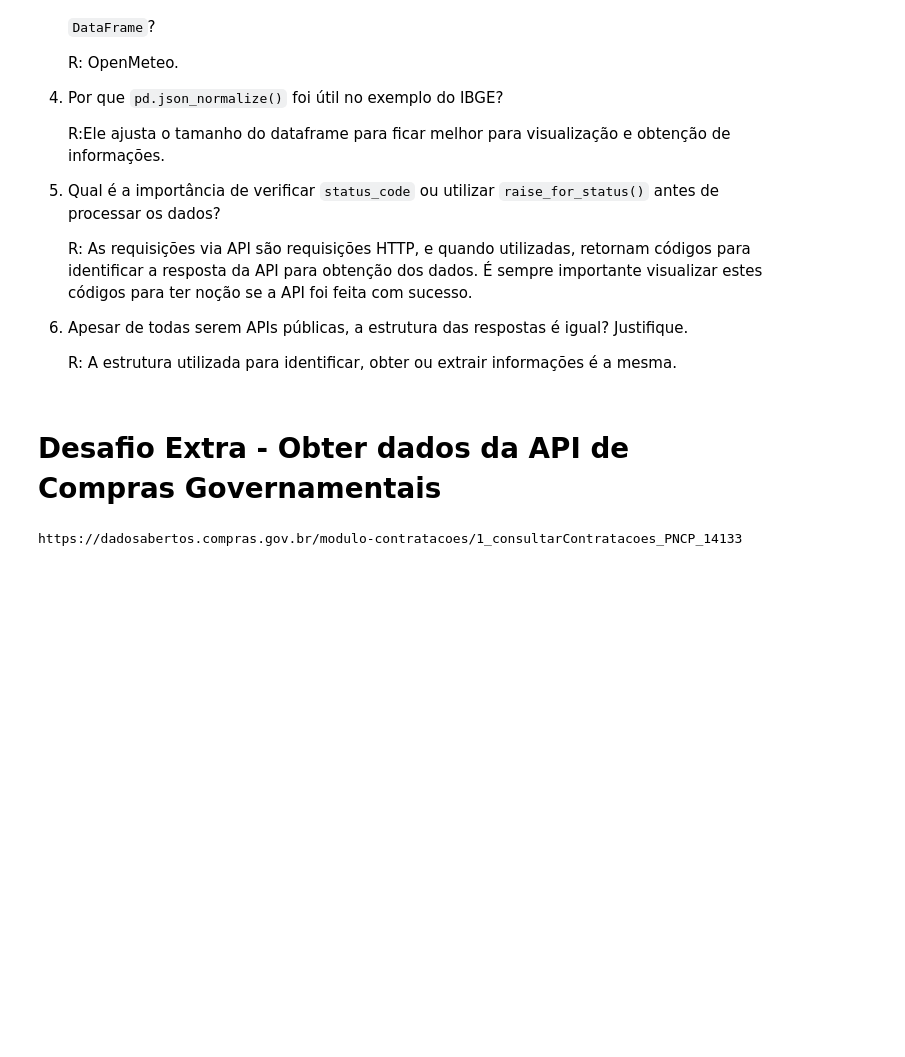
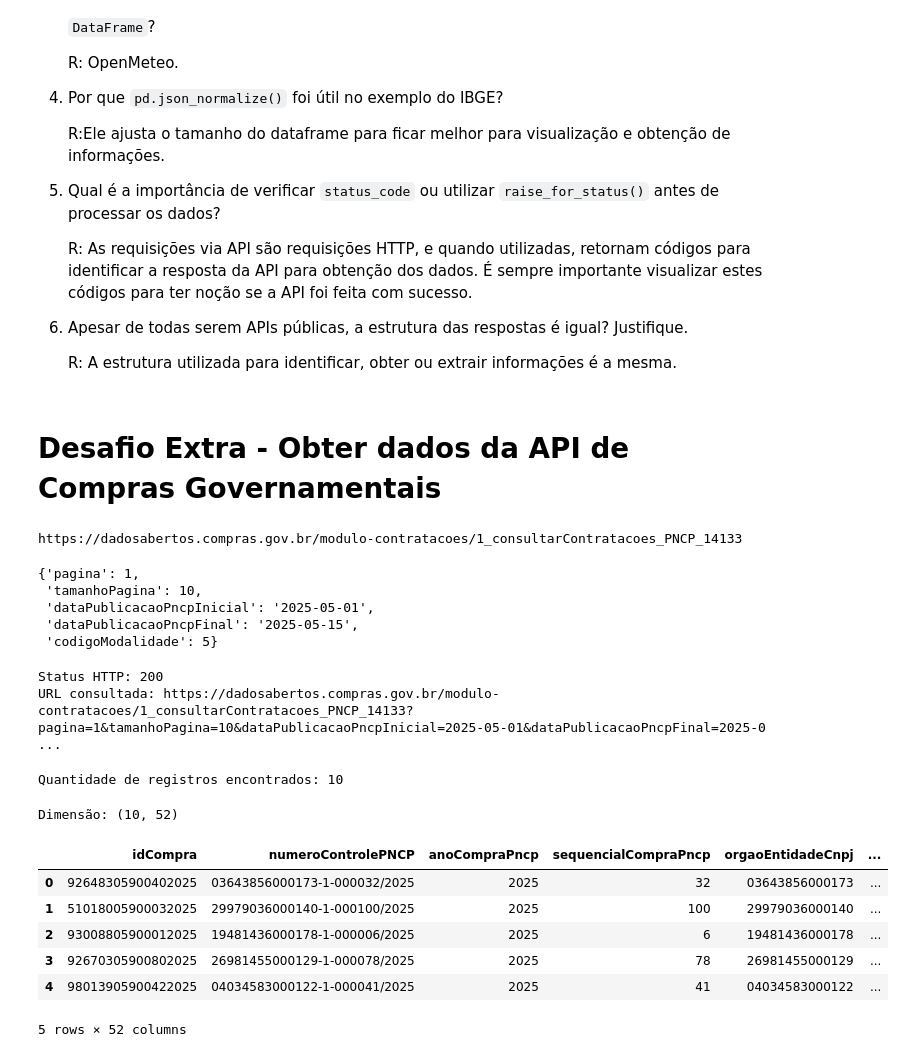
Before and after one commit to GustavoLF1211/LABD-2Sem, a Jupyter notebook: Aula080926/5_Consumo_de_APIs_parte1.ipynb, the cells around one changed output. Cells and saved outputs as stored; diff of their text form; code cells hidden in the pictures; blank space fills up the shorter version.

```diff
--- a/Aula080926/5_Consumo_de_APIs_parte1.ipynb
+++ b/Aula080926/5_Consumo_de_APIs_parte1.ipynb
@@ -1238,3 +1241,68 @@ urlComprasGov = urlCompras + endpoint
 print(urlComprasGov)
 # %% [output]
 https://dadosabertos.compras.gov.br/modulo-contratacoes/1_consultarContratacoes_PNCP_14133
+# %%
+paramsComprasGov = {
+    "pagina": 1,
+    "tamanhoPagina": 10,
+    "dataPublicacaoPncpInicial": "2025-05-01",
+    "dataPublicacaoPncpFinal": "2025-05-15",
+    "codigoModalidade": 5
+}
+
+paramsComprasGov
+# %% [output]
+{'pagina': 1,
+ 'tamanhoPagina': 10,
+ 'dataPublicacaoPncpInicial': '2025-05-01',
+ 'dataPublicacaoPncpFinal': '2025-05-15',
+ 'codigoModalidade': 5}
+# %%
+resposta = requests.get(
+    urlComprasGov,
+    params=paramsComprasGov,
+    timeout=60
+)
+
+print("Status HTTP:", resposta.status_code)
+print("URL consultada:", resposta.url)
+# %% [output]
+Status HTTP: 200
+URL consultada: https://dadosabertos.compras.gov.br/modulo-contratacoes/1_consultarContratacoes_PNCP_14133?pagina=1&tamanhoPagina=10&dataPublicacaoPncpInicial=2025-05-01&dataPublicacaoPncpFinal=2025-0 ...
+# %%
+comprasGovData = resposta.json()
+# %%
+def extrair_registros(json_resposta):
+    if isinstance(json_resposta, list):
+        return json_resposta
+
+    if not isinstance(json_resposta, dict):
+        return []
+
+    for chave in ["resultado", "resultados", "data", "content"]:
+        if chave in json_resposta and isinstance(json_resposta[chave], list):
+            return json_resposta[chave]
+
+    return []
+
+
+registrosComprasGov = extrair_registros(comprasGovData)
+
+print("Quantidade de registros encontrados:", len(registrosComprasGov))
+# %% [output]
+Quantidade de registros encontrados: 10
+# %%
+dfComprasGov = pd.json_normalize(registrosComprasGov)
+
+print("Dimensão:", dfComprasGov.shape)
+
+dfComprasGov.head()
+# %% [output]
+Dimensão: (10, 52)
+|  | idCompra | numeroControlePNCP | anoCompraPncp | sequencialCompraPncp | orgaoEntidadeCnpj | ... |
+| 0 | 92648305900402025 | 03643856000173-1-000032/2025 | 2025 | 32 | 03643856000173 | ... |
+| 1 | 51018005900032025 | 29979036000140-1-000100/2025 | 2025 | 100 | 29979036000140 | ... |
+| 2 | 93008805900012025 | 19481436000178-1-000006/2025 | 2025 | 6 | 19481436000178 | ... |
+| 3 | 92670305900802025 | 26981455000129-1-000078/2025 | 2025 | 78 | 26981455000129 | ... |
+| 4 | 98013905900422025 | 04034583000122-1-000041/2025 | 2025 | 41 | 04034583000122 | ... |
+5 rows × 52 columns
```
Also changed, not shown: parts of 3 cells of this notebook.
